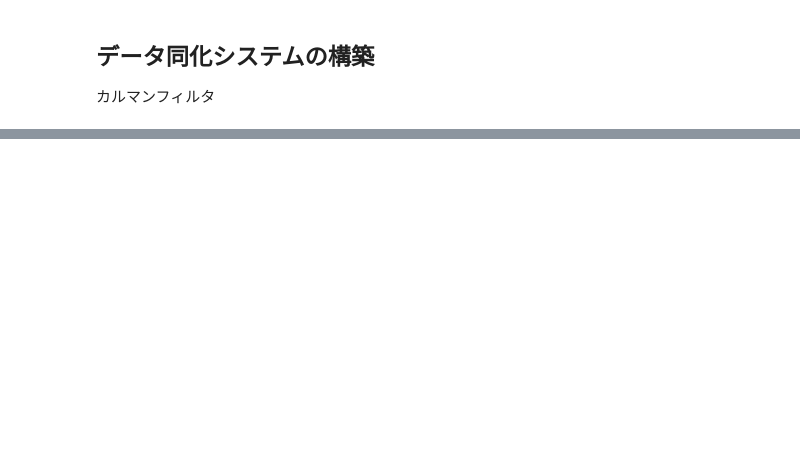
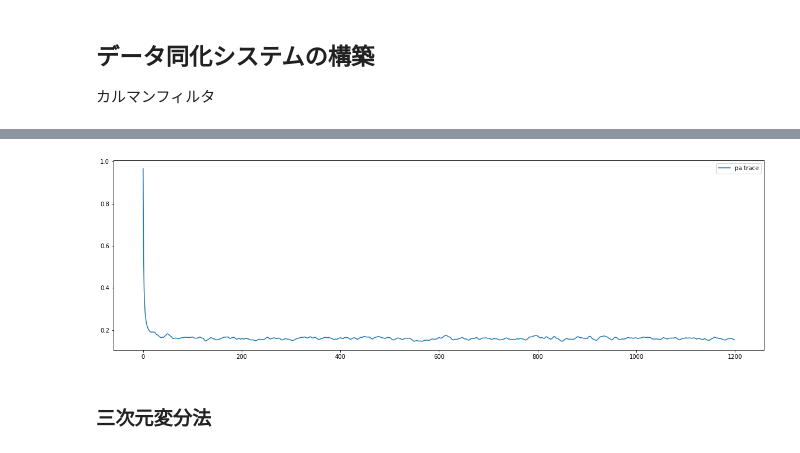
Before and after one commit to tychy/data-assimilation, a Jupyter notebook: python/lorenz.ipynb, the cells around one changed output, grey strips where cells are left out. Drawn from its saved outputs; the diff is of its cells as text; code cells hidden in the pictures; blank space fills up the shorter version.

```diff
--- a/python/lorenz.ipynb
+++ b/python/lorenz.ipynb
@@ -120,0 +118,18 @@ plt.show()
+# %%
+def kf_forecast(xa, pa):
+    #pa = pa * 1.1
+    R = np.eye(N)
+    H = np.eye(N)
+    step = 0.05
+    xf = l96_step(xa, 0.05)[-1]
+    def getM(xc):
+        m = []
+        delta = 0.001
+        for i in range(xc.shape[0]):
+            b = np.zeros_like(xc)
+            b[i] += delta
+            m.append(l96_step(xc + b, step)[-1] - l96_step(xc, step)[-1])
+        return np.array(m).T /delta
+    M = getM(xa)
+    pf = M @ pa @ M.T
+    return xf, pf *1.3
@@ -120,0 +168,8 @@ plt.show()
+# %%
+plt.plot(np.array(trpa) / N, label="pa trace")
+plt.legend()
+plt.show()
+# %% [output]
+[figure, added]
+# %% [markdown]
+### 三次元変分法
```
Also changed, not shown: parts of 15 cells of this notebook.
